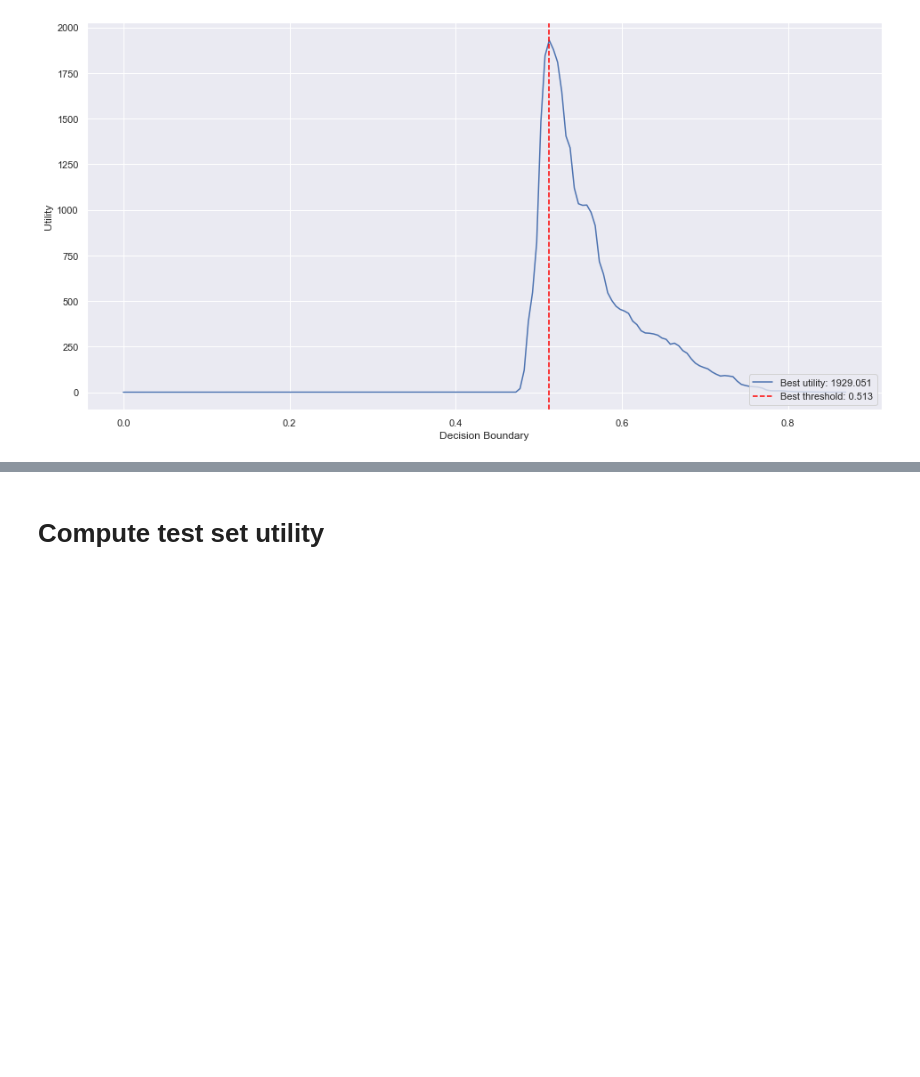
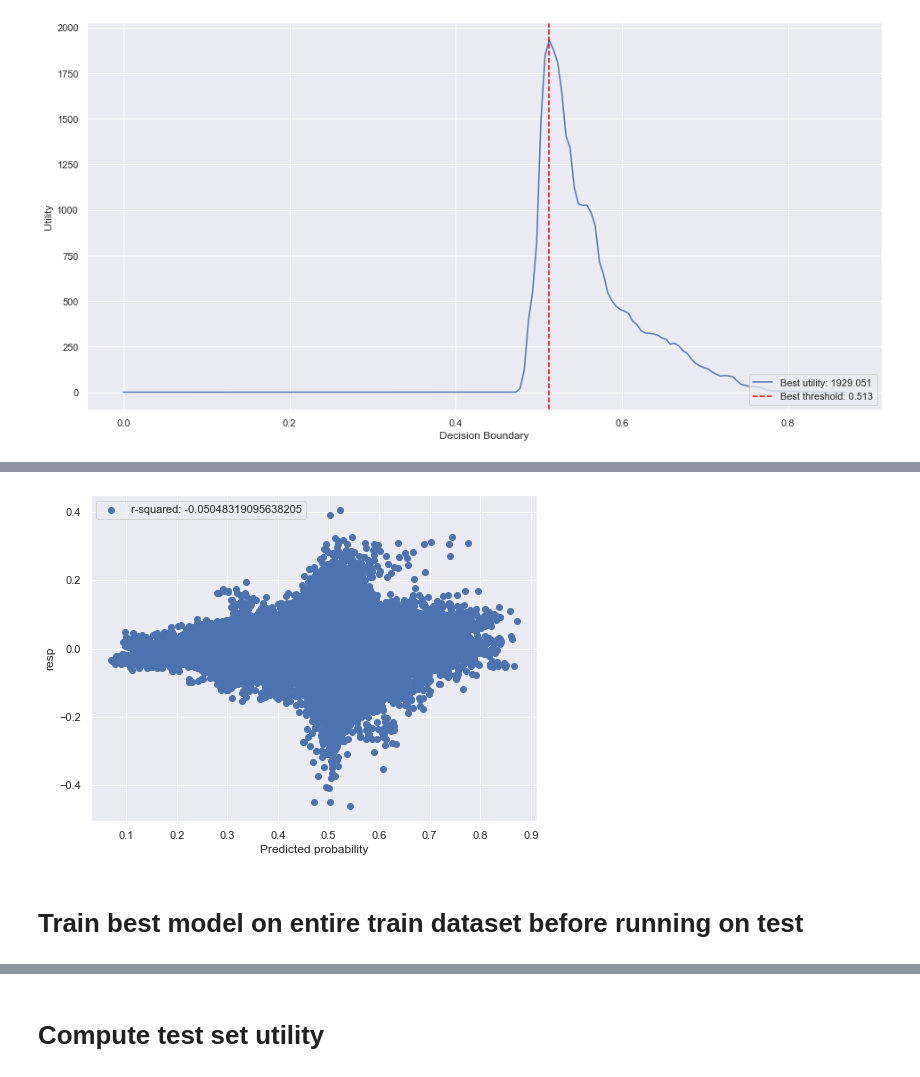
Before and after one commit to Tahahaha7/Jane_Street_Market_Prediction, a Jupyter notebook: Janestreet_LightGBM.ipynb, the cells around one changed output, grey strips where cells are left out. Saved outputs shown, nothing was run; the diff lists cells and outputs as text; code cells hidden in the pictures; blank space fills up the shorter version.

```diff
--- a/Janestreet_LightGBM.ipynb
+++ b/Janestreet_LightGBM.ipynb
@@ -358,0 +351,12 @@ plt.show()
+# %%
+plt.scatter(validation_set.lgbm_predicted_prob, validation_set.resp, label="r-squared: {}".format(np.corrcoef(validation_set.lgbm_predicted_prob,
+                                                                                             validation_set.weight)[0,1]))
+plt.xlabel("Predicted probability")
+plt.ylabel("resp")
+
+plt.legend(loc=0)
+plt.show()
+# %% [output]
+[figure, added]
+# %% [markdown]
+# Train best model on entire train dataset before running on test
```
Also changed, not shown: parts of 19 cells of this notebook.
